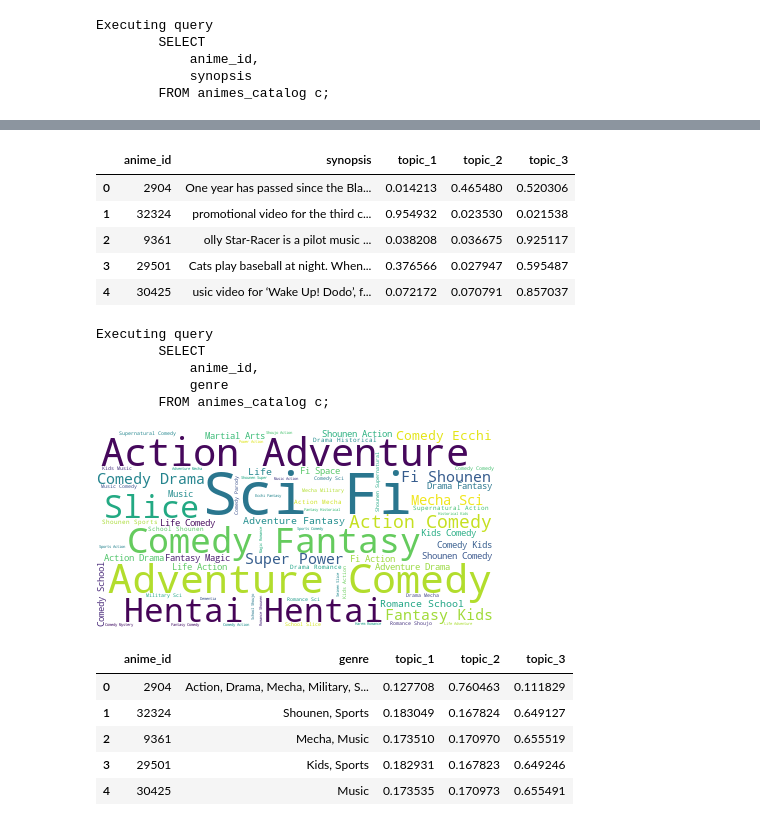
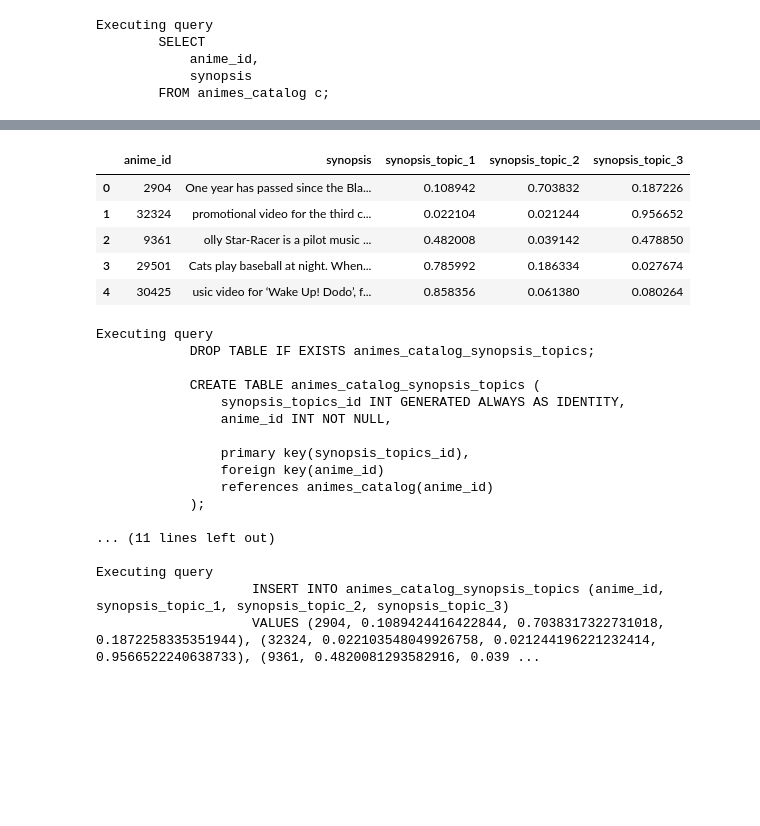
Before and after one commit to JuanDaps28/anime-project, a Jupyter notebook: sagemaker/lda_model.ipynb, the cells around one changed output, grey strips where cells are left out. Saved outputs shown, nothing was run; the diff lists cells and outputs as text; code cells hidden in the pictures; blank space fills up the shorter version.

```diff
--- a/sagemaker/lda_model.ipynb
+++ b/sagemaker/lda_model.ipynb
@@ -60,32 +54,32 @@ lda.train_model(
 # %%
 lda.get_topics_graphics()
 # %%
-df_synopsis = lda.add_data_topics()
+df_synopsis = lda.predict_topics()
 df_synopsis.head()
 # %% [output]
-|  | anime_id | synopsis | topic_1 | topic_2 | topic_3 |
-| 0 | 2904 | One year has passed since the Bla... | 0.014213 | 0.465480 | 0.520306 |
-| 1 | 32324 | promotional video for the third c... | 0.954932 | 0.023530 | 0.021538 |
-| 2 | 9361 | olly Star-Racer is a pilot music ... | 0.038208 | 0.036675 | 0.925117 |
-| 3 | 29501 | Cats play baseball at night. When... | 0.376566 | 0.027947 | 0.595487 |
-| 4 | 30425 | usic video for ‘Wake Up! Dodo’, f... | 0.072172 | 0.070791 | 0.857037 |
+|  | anime_id | synopsis | synopsis_topic_1 | synopsis_topic_2 | synopsis_topic_3 |
+| 0 | 2904 | One year has passed since the Bla... | 0.108942 | 0.703832 | 0.187226 |
+| 1 | 32324 | promotional video for the third c... | 0.022104 | 0.021244 | 0.956652 |
+| 2 | 9361 | olly Star-Racer is a pilot music ... | 0.482008 | 0.039142 | 0.478850 |
+| 3 | 29501 | Cats play baseball at night. When... | 0.785992 | 0.186334 | 0.027674 |
+| 4 | 30425 | usic video for ‘Wake Up! Dodo’, f... | 0.858356 | 0.061380 | 0.080264 |
-# %%
-lda = LDA(
-    texts_query="""
-        SELECT
-            anime_id,
-            genre
-        FROM animes_catalog c;
-    """,
-    texts_col="genre"
-)
-# %% [output]
-Executing query
-        SELECT
-            anime_id,
-            genre
-        FROM animes_catalog c;
 # %%
-lda.get_words_cloud()
+lda.upload_topics()
 # %% [output]
-[figure, removed]
+Executing query
+            DROP TABLE IF EXISTS animes_catalog_synopsis_topics;
+
+            CREATE TABLE animes_catalog_synopsis_topics (
+                synopsis_topics_id INT GENERATED ALWAYS AS IDENTITY,
+                anime_id INT NOT NULL,
+
+                primary key(synopsis_topics_id),
+                foreign key(anime_id)
+                references animes_catalog(anime_id)
+            );
+
+... (11 lines left out)
+
+Executing query
+                    INSERT INTO animes_catalog_synopsis_topics (anime_id, synopsis_topic_1, synopsis_topic_2, synopsis_topic_3)
+                    VALUES (2904, 0.1089424416422844, 0.7038317322731018, 0.1872258335351944), (32324, 0.022103548049926758, 0.021244196221232414, 0.9566522240638733), (9361, 0.4820081293582916, 0.039 ...
@@ -99,10 +85,0 @@ lda.get_topics_graphics()
-# %%
-df_genre = lda.add_data_topics()
-df_genre.head()
-# %% [output]
-|  | anime_id | genre | topic_1 | topic_2 | topic_3 |
-| 0 | 2904 | Action, Drama, Mecha, Military, S... | 0.127708 | 0.760463 | 0.111829 |
-| 1 | 32324 | Shounen, Sports | 0.183049 | 0.167824 | 0.649127 |
-| 2 | 9361 | Mecha, Music | 0.173510 | 0.170970 | 0.655519 |
-| 3 | 29501 | Kids, Sports | 0.182931 | 0.167823 | 0.649246 |
-| 4 | 30425 | Music | 0.173535 | 0.170973 | 0.655491 |
```
Also changed, not shown: parts of 4 cells of this notebook, 9 other files.
